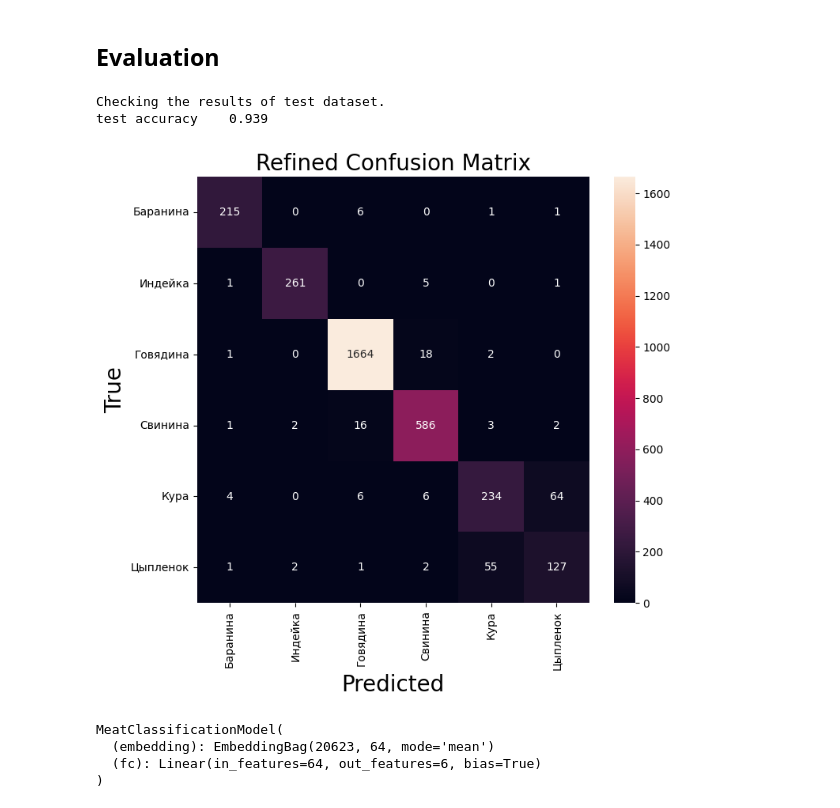
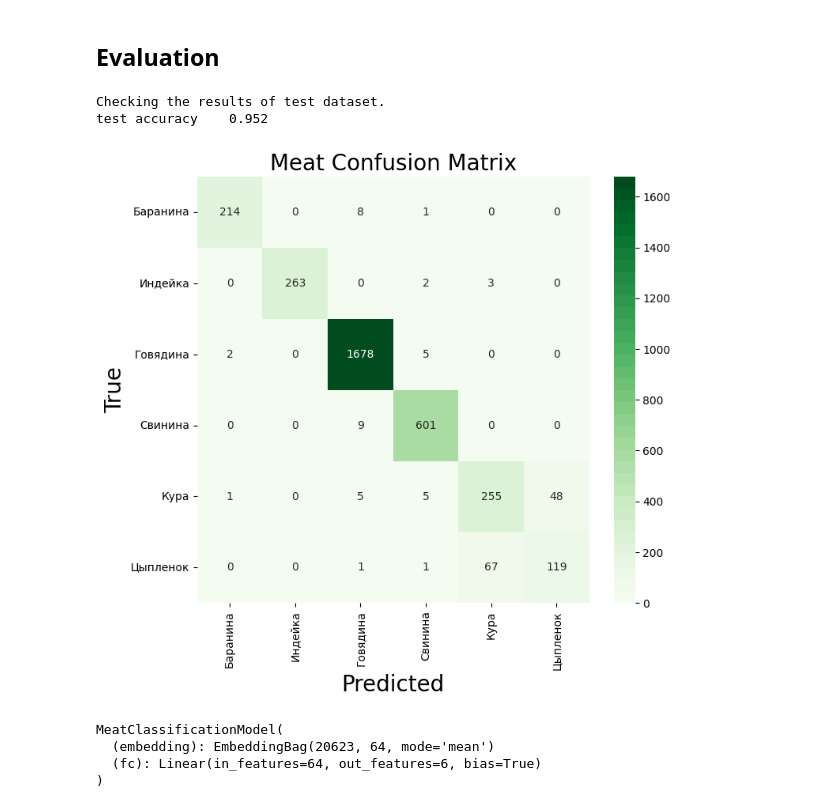
Before and after one commit to yupesh/job-testing, a Jupyter notebook: inline/meatinfo.ipynb, the cells around one changed output. Drawn from its saved outputs; the diff is of its cells as text; code cells hidden in the pictures.

Commit message:
text cleaning

```diff
--- a/inline/meatinfo.ipynb
+++ b/inline/meatinfo.ipynb
@@ -42,3 +42,9 @@ import seaborn as sns
 # Ignore warnings
 import warnings
 warnings.filterwarnings("ignore")
+# %%
+import nltk
+from nltk.corpus import stopwords
+nltk.download('stopwords')
+ru_stopwords = stopwords.words('russian')
+import string
@@ -96,6 +105,14 @@ train_indices, test_indices, _, _ = train_test_split(
 # generate subsets based on indices
 train_split = Subset(our_dataset, train_indices)
 test_split = Subset(our_dataset, test_indices)
+# %%
+def clean_text(text):
+    tokdoc = []
+    for token in text.lower().split():
+        token = token.strip(string.punctuation)
+        if len(token) > 0 and token not in ru_stopwords:
+            tokdoc.append(token)
+    return " ".join(tokdoc)
 # %%
 tokenizer = get_tokenizer("moses",language='russian')
 
@@ -106,7 +123,7 @@ def yield_tokens(data_iter):
 vocab = build_vocab_from_iterator(yield_tokens(train_split), specials=["<unk>"])
 vocab.set_default_index(vocab["<unk>"])
 # %%
-text_pipeline = lambda x: vocab(tokenizer(x))
+text_pipeline = lambda x: vocab(tokenizer(clean_text(x)))
 # %%
 def collate_batch(batch):
     label_list, text_list, offsets = [], [], [0]
@@ -296,32 +313,33 @@ accu_test = evaluate(test_dataloader)
 print('test accuracy {:8.3f}'.format(accu_test))
 # %% [output]
 Checking the results of test dataset.
-test accuracy    0.939
+test accuracy    0.952
 # %%
 cm = evaluate_classes(test_dataloader)
 
 ## Get Class Labels
 class_names = our_dataset.labels_dict.keys()
 
 # Plot confusion matrix in a beautiful manner
 fig = plt.figure(figsize=(8, 7))
+cmap = sns.color_palette("Greens",36)
 ax= plt.subplot()
-sns.heatmap(cm, annot=True, ax = ax, fmt = 'g'); #annot=True to annotate cells
+sns.heatmap(cm, annot=True, ax = ax, fmt = 'g',cmap=cmap)
 # labels, title and ticks
 ax.set_xlabel('Predicted', fontsize=20)
 ax.xaxis.set_label_position('bottom')
 plt.xticks(rotation=90)
 ax.xaxis.set_ticklabels(class_names, fontsize = 10)
 ax.xaxis.tick_bottom()
 
 ax.set_ylabel('True', fontsize=20)
 ax.yaxis.set_ticklabels(class_names, fontsize = 10)
 plt.yticks(rotation=0)
 
-plt.title('Refined Confusion Matrix', fontsize=20)
+plt.title('Meat Confusion Matrix', fontsize=20)
 plt.show()
 # %% [output]
-[figure, old version]
+[figure, new version]
 # %%
 meat_label = {y: x for x, y in our_dataset.labels_dict.items()}
 # %%
```
Also changed, not shown: parts of 4 cells of this notebook.
